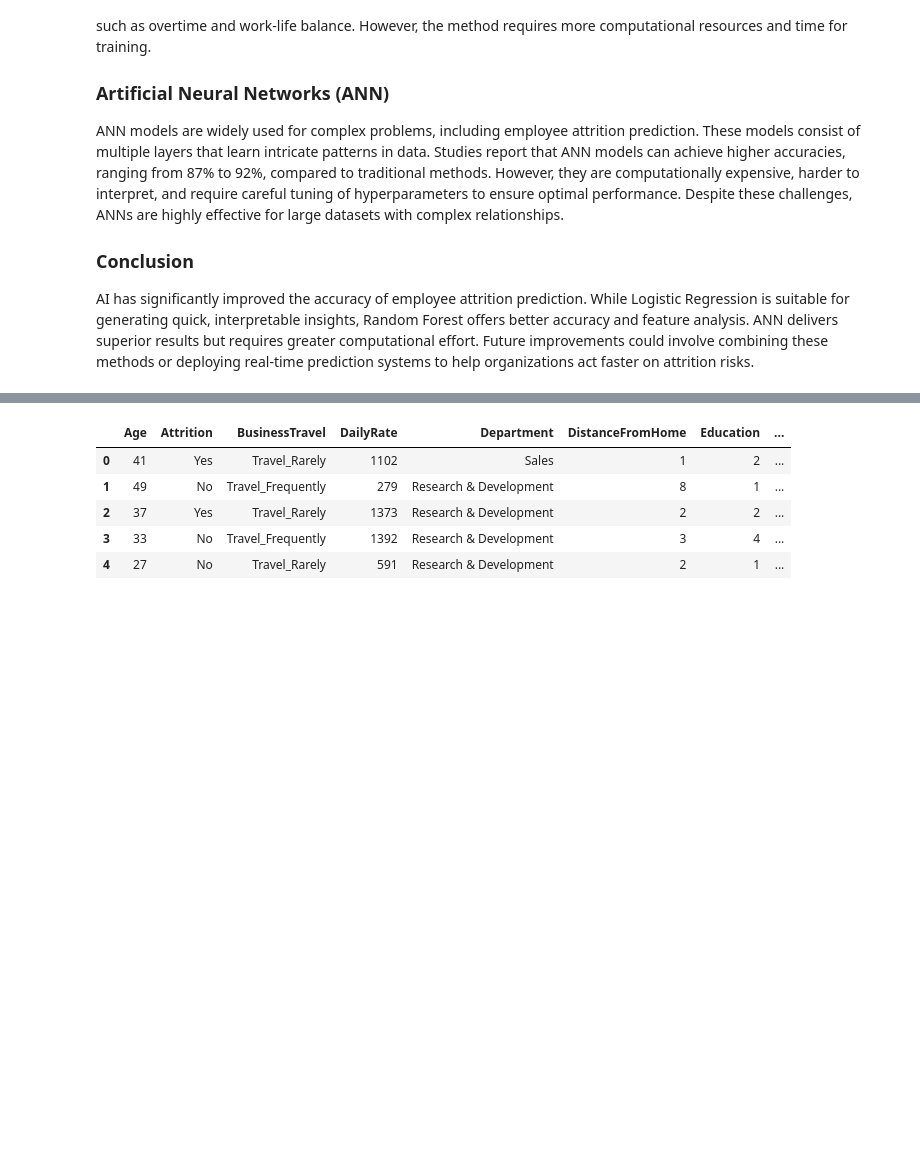
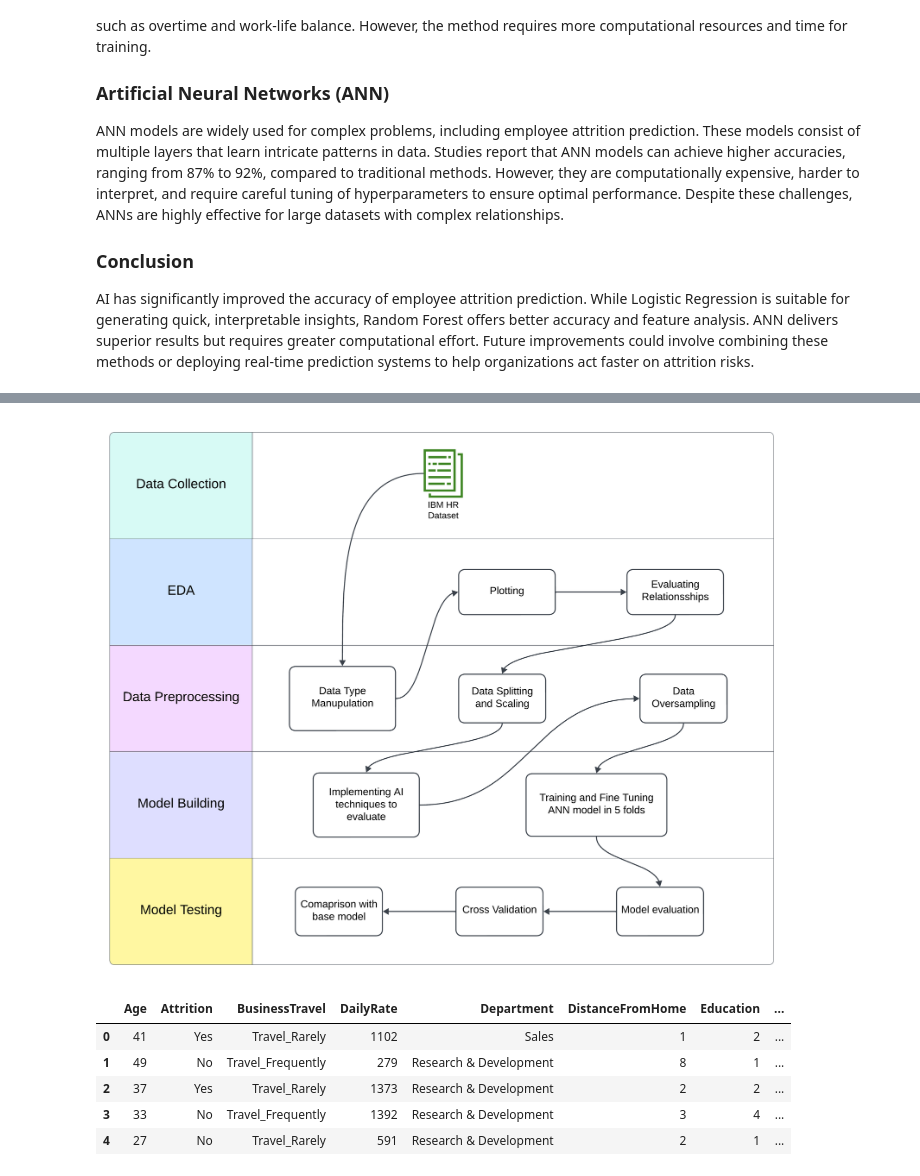
Before and after one commit to KiruluVidhumina/EmployeeAttritionAI, a Jupyter notebook: notebooks/employee_attrition_prediction.ipynb, the cells around one changed output, grey strips where cells are left out. Cells and saved outputs as stored; diff of their text form; code cells hidden in the pictures; blank space fills up the shorter version.

Commit message:
adding diagram and dataset link

```diff
--- a/notebooks/employee_attrition_prediction.ipynb
+++ b/notebooks/employee_attrition_prediction.ipynb
@@ -22,3 +20,8 @@ AI has significantly improved the accuracy of employee attrition prediction. Whi
+# %%
+from IPython.display import Image
+Image(filename='..\AI_cw_diagram.png')
+# %% [output]
+[figure, added]
 # %%
 import pandas as pd
 import numpy as np
```
Also changed, not shown: parts of 3 cells of this notebook.
